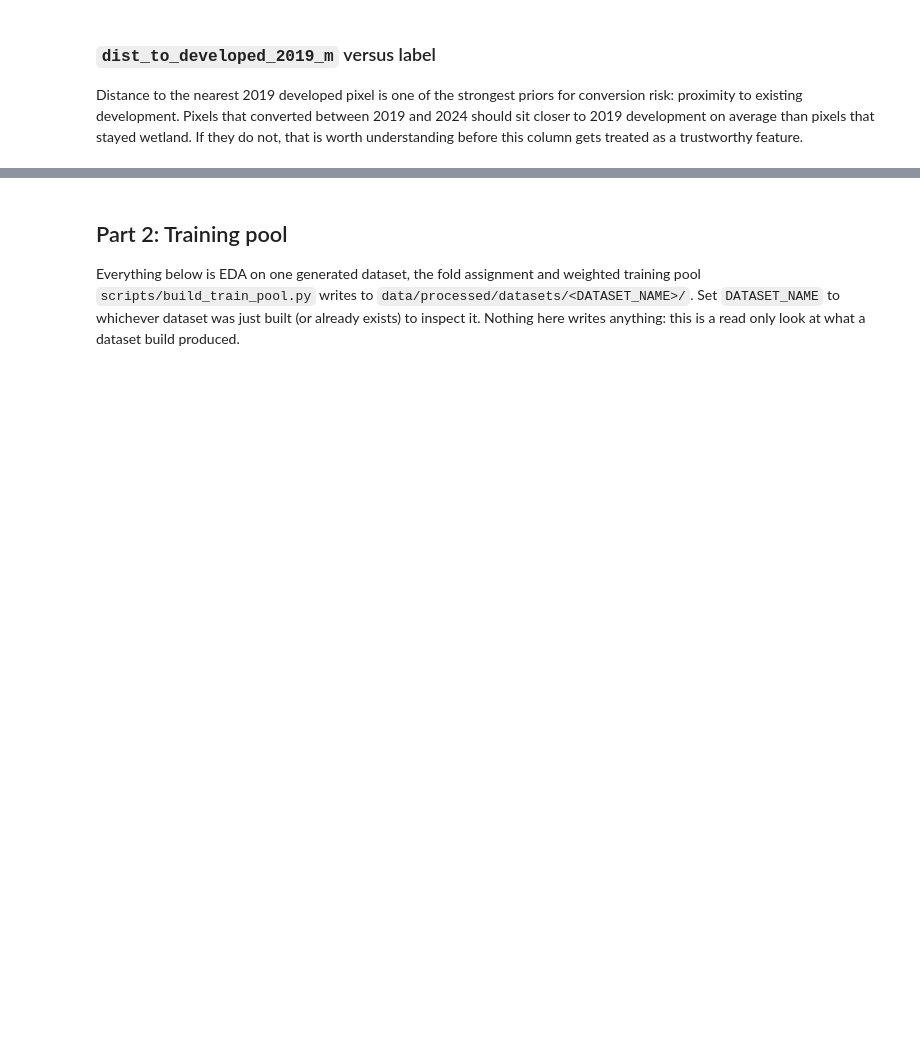
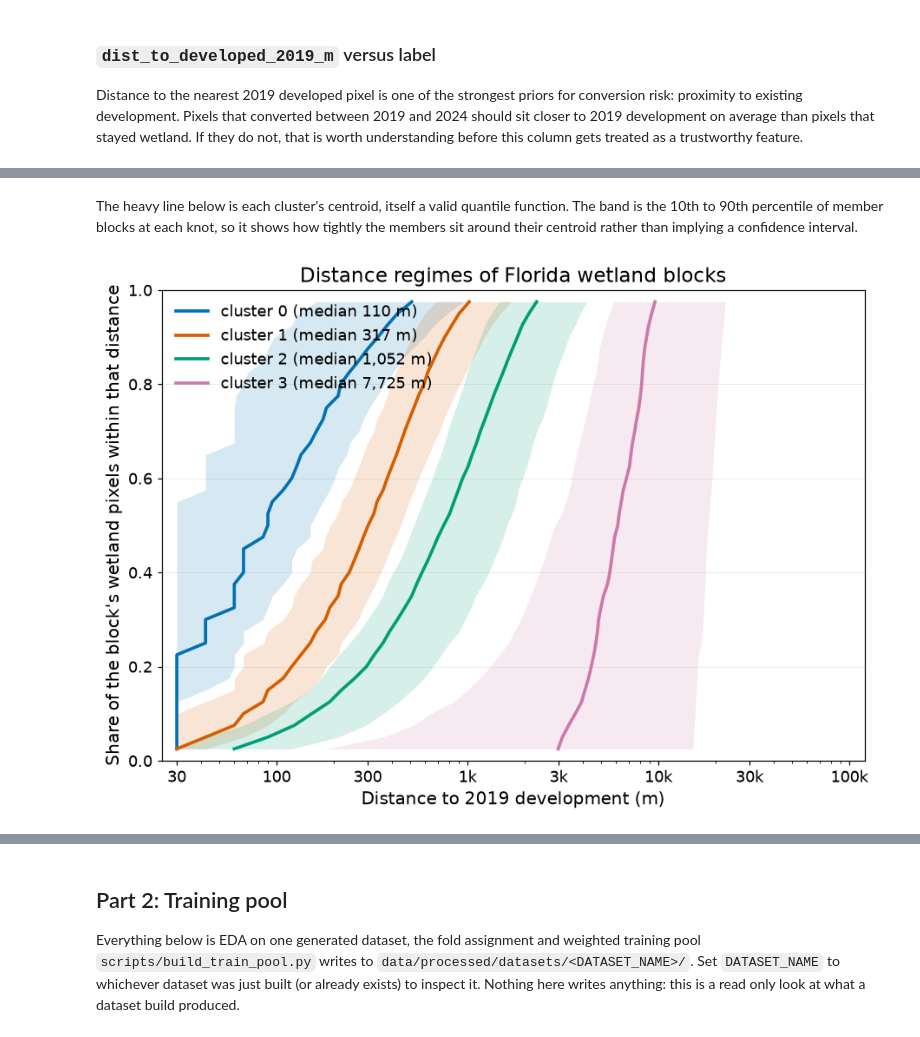
Before and after one commit to joshstallings/wetland_conversion, a Jupyter notebook: eda_dataset.ipynb, the cells around one changed output, grey strips where cells are left out. Saved outputs shown, nothing was run; the diff lists cells and outputs as text; code cells hidden in the pictures; blank space fills up the shorter version.

```diff
--- a/eda_dataset.ipynb
+++ b/eda_dataset.ipynb
@@ -183,0 +243,21 @@ with plt.rc_context(gb_common.SLIDE_RC):
+# %%
+con_blocks = bdp.connect()
+
+block_profiles = bdp.load_profiles()
+block_clusters = pd.read_parquet(bdp.clusters_path(shape_only=False))
+cluster_sweep = pd.read_csv(bdp.sweep_path(shape_only=False))
+
+blocks = block_profiles.merge(block_clusters, on="block_id")
+K = int(blocks["cluster"].max()) + 1
+Q = block_profiles[bdp.PROFILE_COLS].to_numpy()
+
+def cluster_label(frame, c):
+    g = frame[frame["cluster"] == c]
+    return f"cluster {c} (median {np.average(g['q0500'], weights=g['n']):,.0f} m)"
+
+CLUSTER_LABELS = [cluster_label(blocks, c) for c in range(K)]
+
+FIG_DIR = "results/block_clusters"
+os.makedirs(FIG_DIR, exist_ok=True)
+
+f"{len(blocks):,} blocks, {blocks['n'].sum():,} pixels, k={K}"
@@ -183,0 +306,30 @@ with plt.rc_context(gb_common.SLIDE_RC):
+# %% [markdown]
+The heavy line below is each cluster's centroid, itself a valid quantile
+function. The band is the 10th to 90th percentile of member blocks at each
+knot, so it shows how tightly the members sit around their centroid rather
+than implying a confidence interval.
+# %%
+with plt.rc_context(gb_common.SLIDE_RC):
+    fig, ax = plt.subplots(figsize=(9.5, 6.4))
+    for c in range(K):
+        member = (blocks["cluster"] == c).to_numpy()
+        lo, mid, hi = np.percentile(Q[member], [10, 50, 90], axis=0)
+        ax.fill_betweenx(bdp.P_GRID, lo, hi, color=gb_common.CLUSTER_COLORS[c], alpha=0.16, lw=0)
+        ax.plot(mid, bdp.P_GRID, lw=2.4, color=gb_common.CLUSTER_COLORS[c], label=CLUSTER_LABELS[c])
+
+    ax.set_xscale("log")
+    ax.set_xlim(25, 120_000)
+    ax.set_xticks([30, 100, 300, 1000, 3000, 10_000, 30_000, 100_000])
+    ax.set_xticklabels(["30", "100", "300", "1k", "3k", "10k", "30k", "100k"])
+    ax.set_ylim(0, 1)
+    ax.set_xlabel("Distance to 2019 development (m)")
+    ax.set_ylabel("Share of the block's wetland pixels within that distance")
+    ax.set_title("Distance regimes of Florida wetland blocks")
+    ax.legend(loc="upper left", frameon=False)
+    ax.grid(axis="y", alpha=0.25, lw=0.6)
+    ax.set_axisbelow(True)
+
+    fig.savefig(f"{FIG_DIR}/cluster_profiles.png")
+    plt.show()
+# %% [output]
+[figure, added]
```
Also changed, not shown: parts of 31 cells of this notebook, 14 other files.
